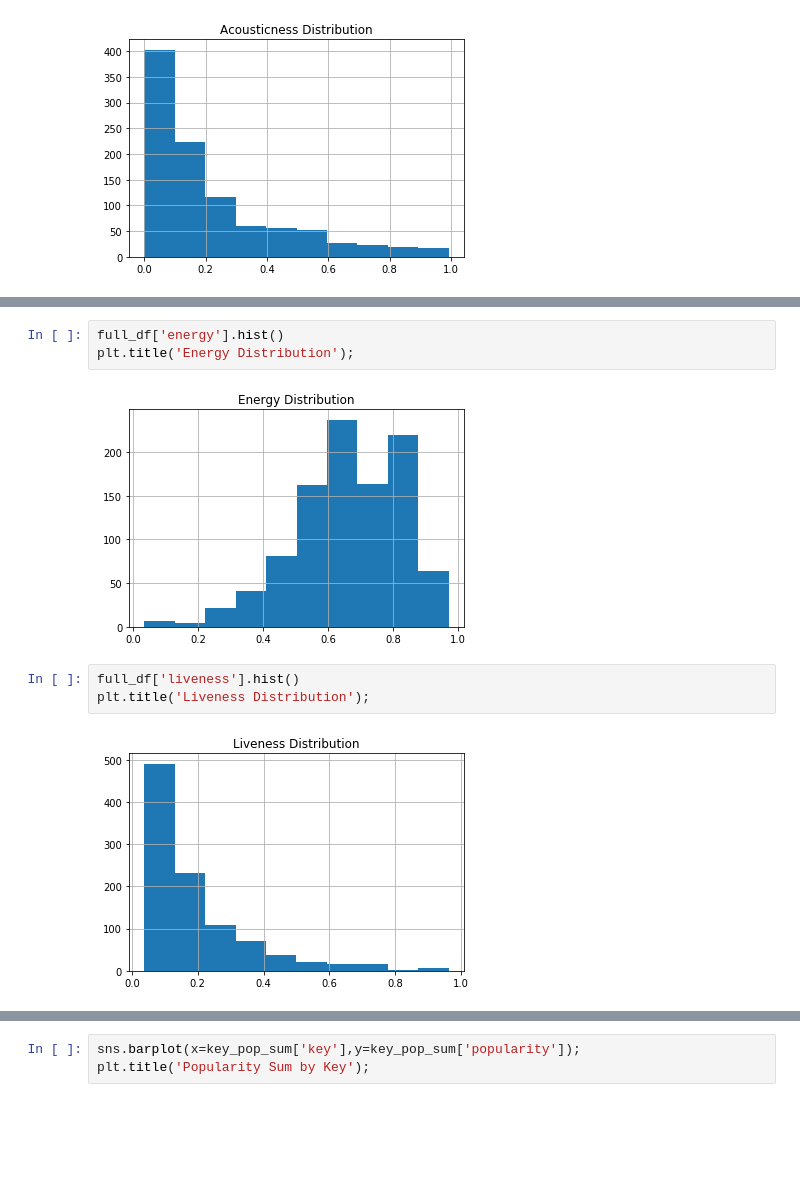
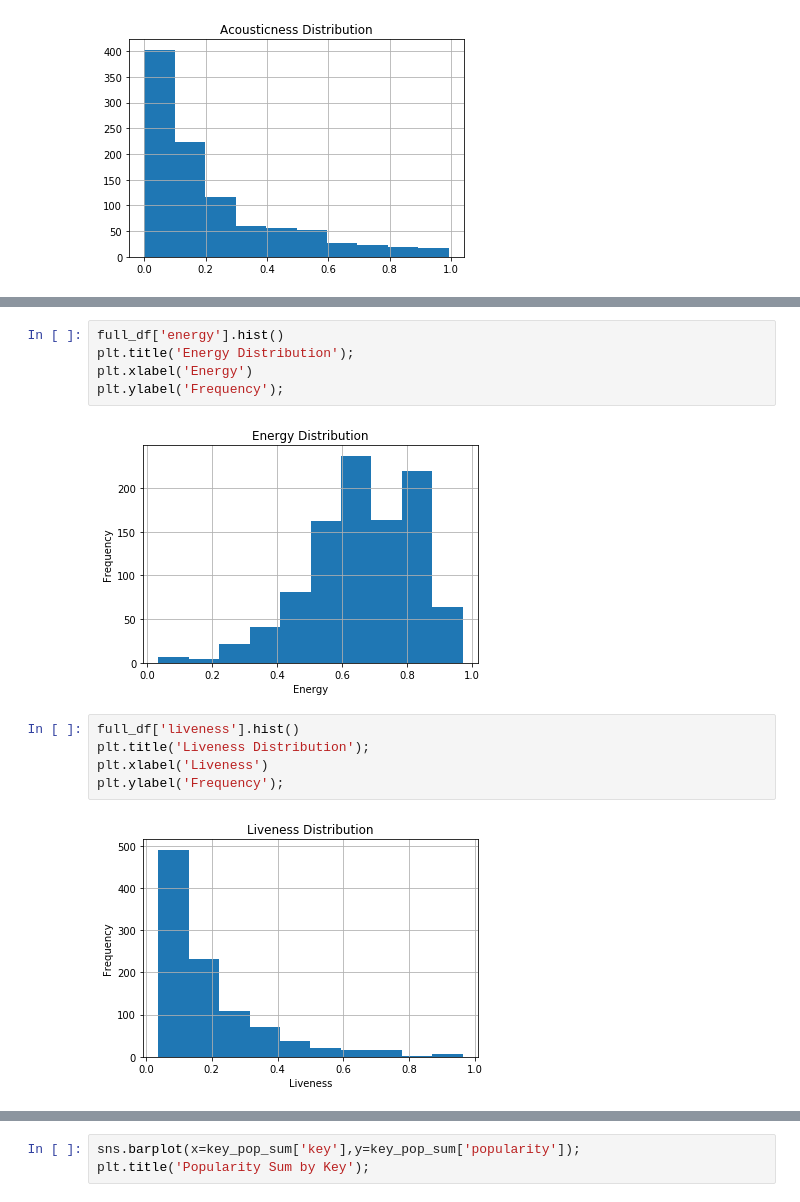
Before and after one commit to ipatel467/Spotify-Project, a Jupyter notebook: Spotify.ipynb, the cells around one changed output, grey strips where cells are left out. Saved outputs shown, nothing was run; the diff lists cells and outputs as text; blank space fills up the shorter version.

```diff
--- a/Spotify.ipynb
+++ b/Spotify.ipynb
@@ -201,13 +202,17 @@ AttributeError: module 'matplotlib.pyplot' has no attribute 'xlabels'
 # %%
 full_df['energy'].hist()
 plt.title('Energy Distribution');
+plt.xlabel('Energy')
+plt.ylabel('Frequency');
 # %% [output]
-[figure, old version]
+[figure, new version]
 # %%
 full_df['liveness'].hist()
 plt.title('Liveness Distribution');
+plt.xlabel('Liveness')
+plt.ylabel('Frequency');
 # %% [output]
-[figure, old version]
+[figure, new version]
 # %%
 full_df['loudness'].hist()
 plt.title('Loudness Distribution');
```
Also changed, not shown: parts of 12 cells of this notebook.
